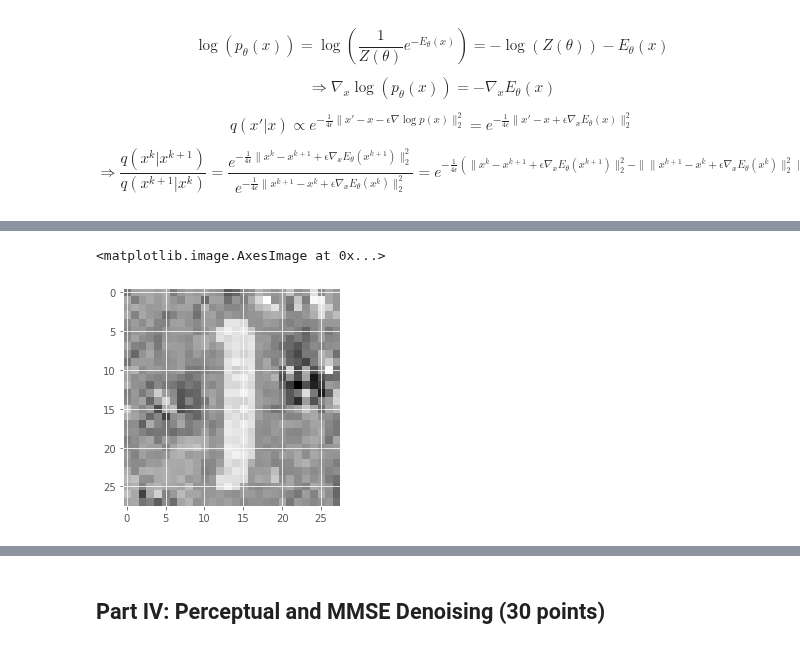
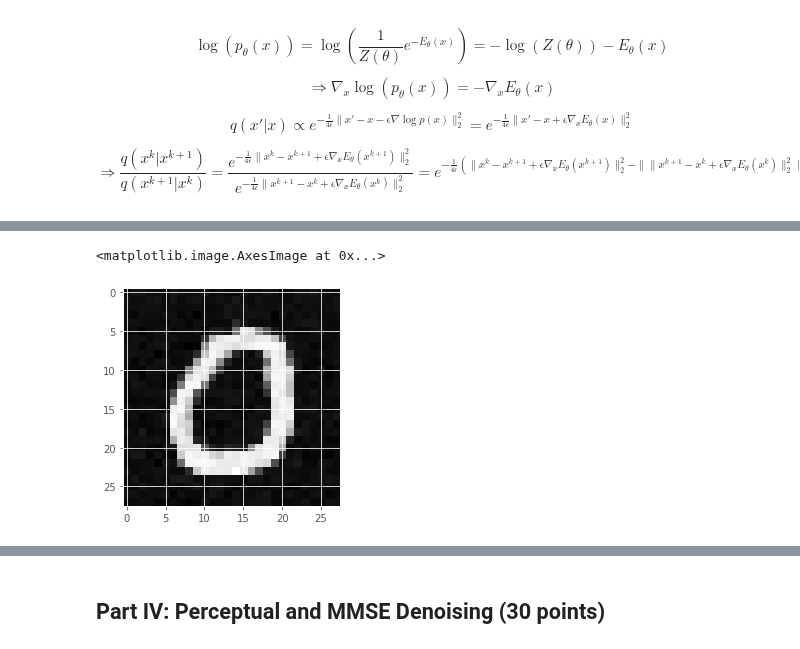
Before and after one commit to Hannibal96/Statistical-Methods-in-Image-Processing-EE-048954, a Jupyter notebook: HW2_Spring2022_Langevin_Dynamics_and_EBMs.ipynb, the cells around one changed output, grey strips where cells are left out. Saved outputs shown, nothing was run; the diff lists cells and outputs as text; code cells hidden in the pictures.

```diff
--- a/HW2_Spring2022_Langevin_Dynamics_and_EBMs.ipynb
+++ b/HW2_Spring2022_Langevin_Dynamics_and_EBMs.ipynb
@@ -452,8 +492,18 @@ imgs_ret3 = mnist_mala(imgs, K=2000, factored_epsilon = 3/256)
 # %%
 idx = np.random.choice(30)
-plt.imshow(to_np(imgs_ret3[idx][0]), cmap='gray')
+plt.imshow(to_np(imgs_ret4[idx][0]), cmap='gray')
-# %% [output]
-<matplotlib.image.AxesImage at 0x...>
-[figure, removed]
 # %% [markdown]
 <img src="https://img.icons8.com/offices/80/000000/making-notes.png" style="height:30px;display:inline\">**<span style="color:red">Task 10</span>**. Apply the MALA algorithm for $K=20,000$ iterations (it might take a few minutes), with $\sqrt{2\varepsilon}=\frac{3}{256}$. **Instead of random initialization**, run Langevin dynamics as in Part II with $\sqrt{2\varepsilon}=\frac{2}{256}$ for $K=500$ iterations and use these images as your initialization for the MALA algorithm. Present the final samples and examples for samples in intermediate iterations. Discuss the results.
+# %%
+n_imgs = 30
+imgs = torch.rand((n_imgs, 1, 28, 28), device=device)
+imgs.requires_grad_(True)
+imgs_ret5 = mnist_langevin(imgs=imgs, K=500, factored_epsilon=2/256)
+
+imgs_ret6 = mnist_mala(imgs_ret5, K=20_000, factored_epsilon = 3/256)
+# %%
+idx = np.random.choice(30)
+plt.imshow(to_np(imgs_ret5[idx][0]), cmap='gray')
+# %% [output]
+<matplotlib.image.AxesImage at 0x...>
+[figure, added]
```
Also changed, not shown: parts of 15 cells of this notebook.
